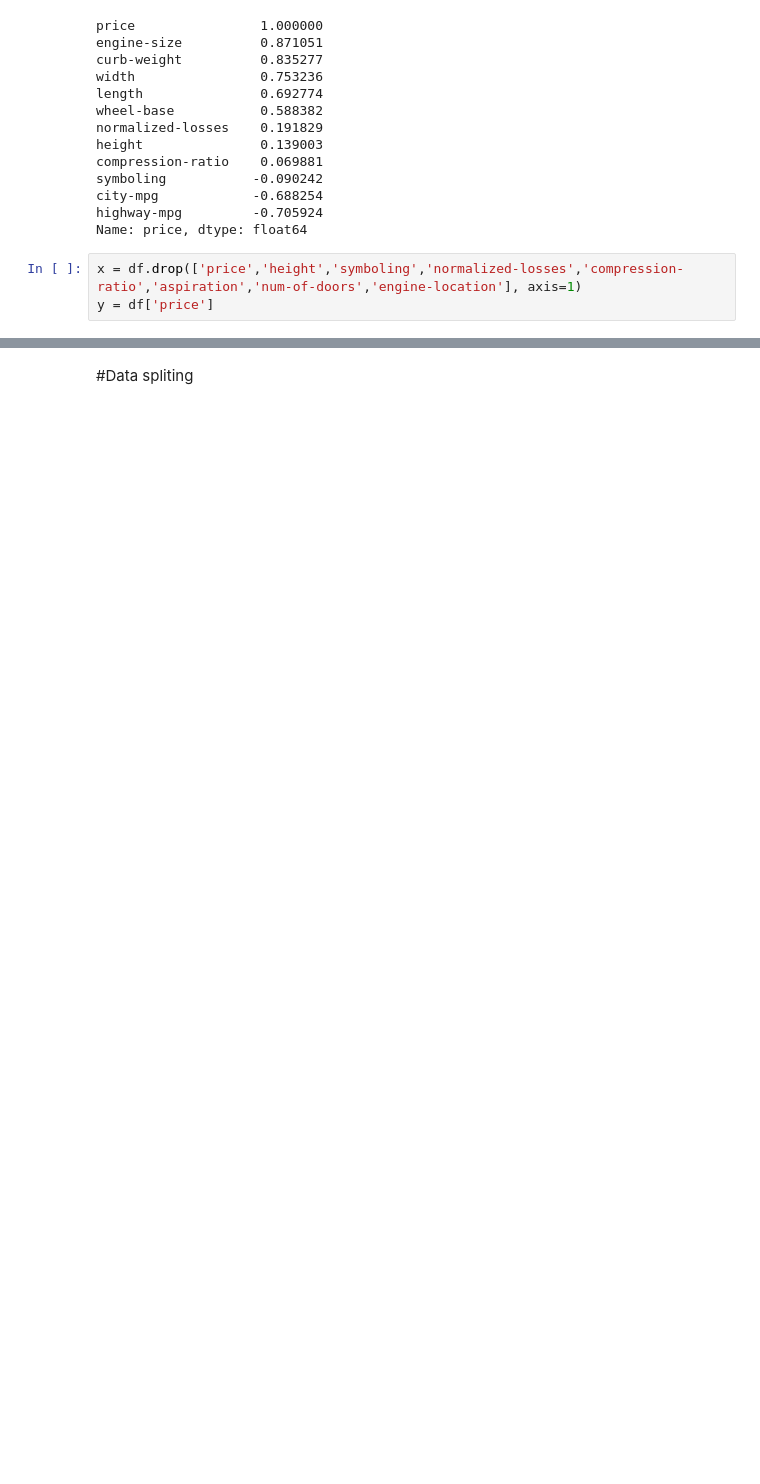
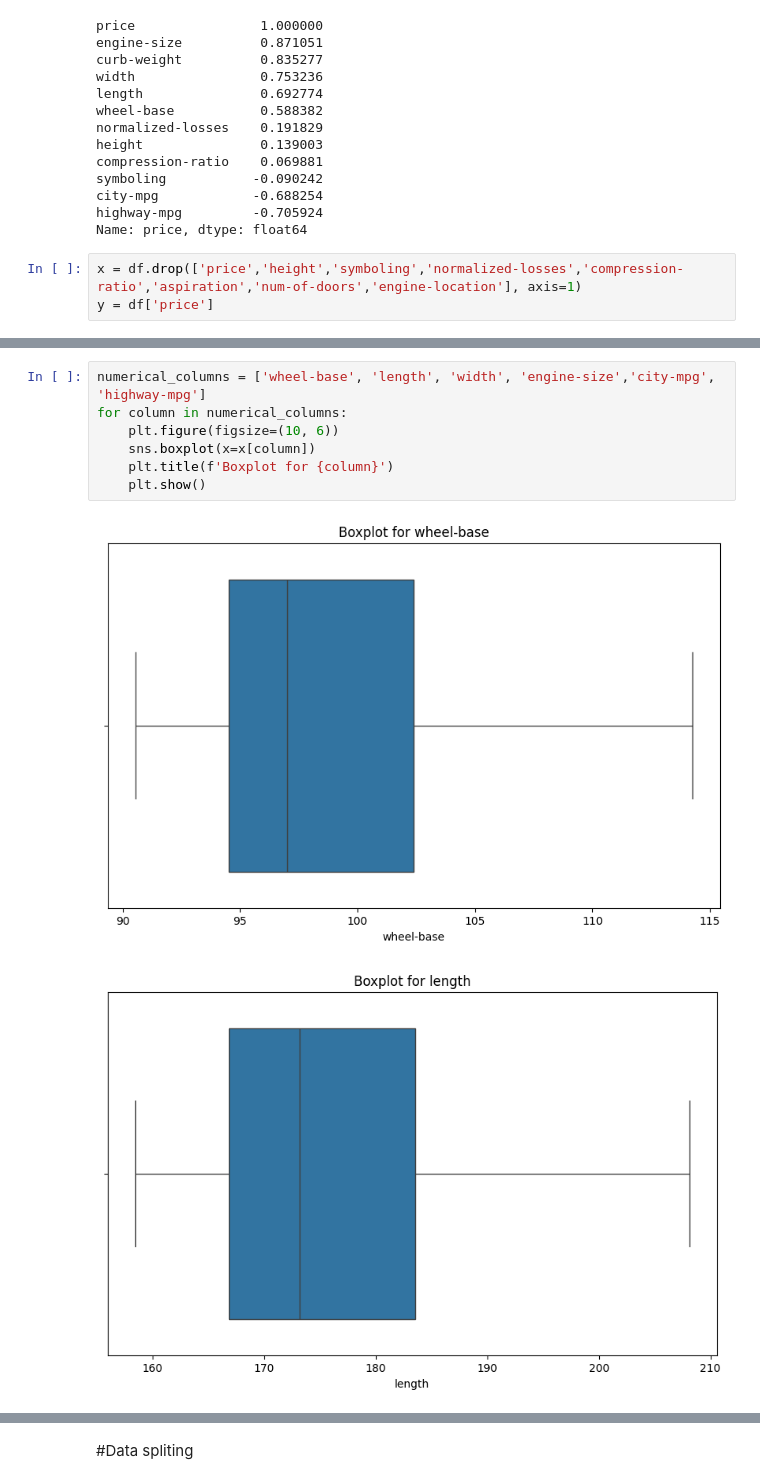
Before and after one commit to KPorus/machine-learning-and-python, a Jupyter notebook: Regression_Predicting_Car_Prices_with_Machine_Learning.ipynb, the cells around one changed output, grey strips where cells are left out. Drawn from its saved outputs; the diff is of its cells as text; blank space fills up the shorter version.

```diff
--- a/Regression_Predicting_Car_Prices_with_Machine_Learning.ipynb
+++ b/Regression_Predicting_Car_Prices_with_Machine_Learning.ipynb
@@ -87,0 +165,10 @@ x.head()
+# %%
+numerical_columns = ['wheel-base', 'length', 'width', 'engine-size','city-mpg', 'highway-mpg']
+for column in numerical_columns:
+    plt.figure(figsize=(10, 6))
+    sns.boxplot(x=x[column])
+    plt.title(f'Boxplot for {column}')
+    plt.show()
+# %% [output]
+[figure, added]
+[figure, added]
```
Also changed, not shown: parts of 38 cells of this notebook.
